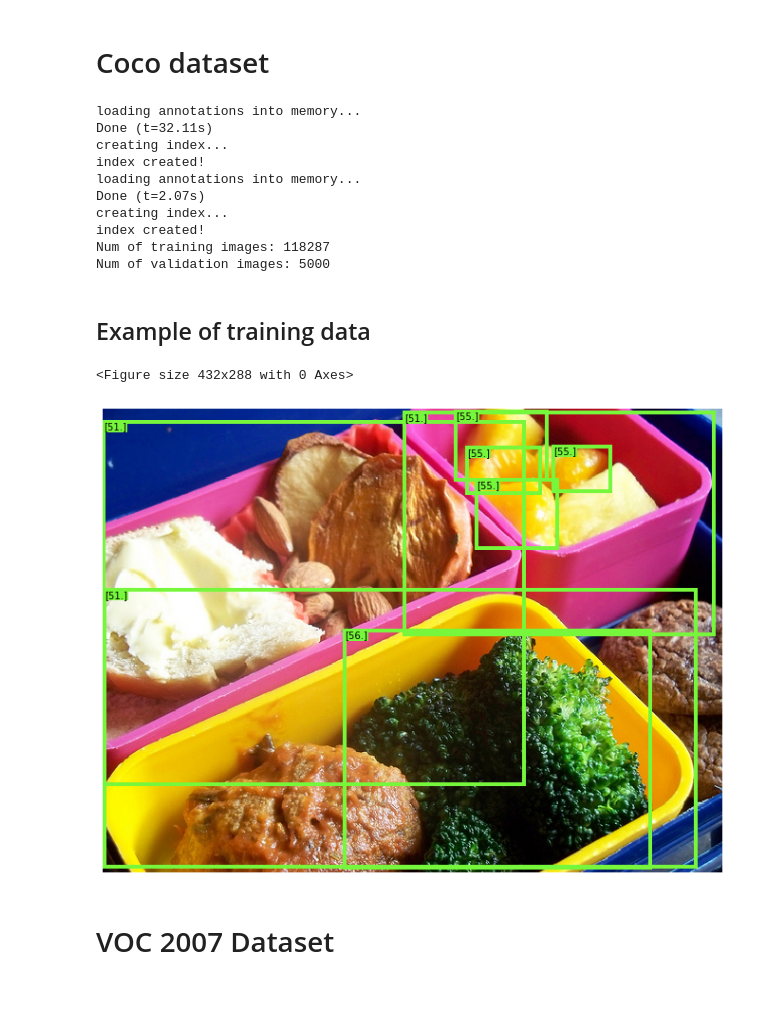
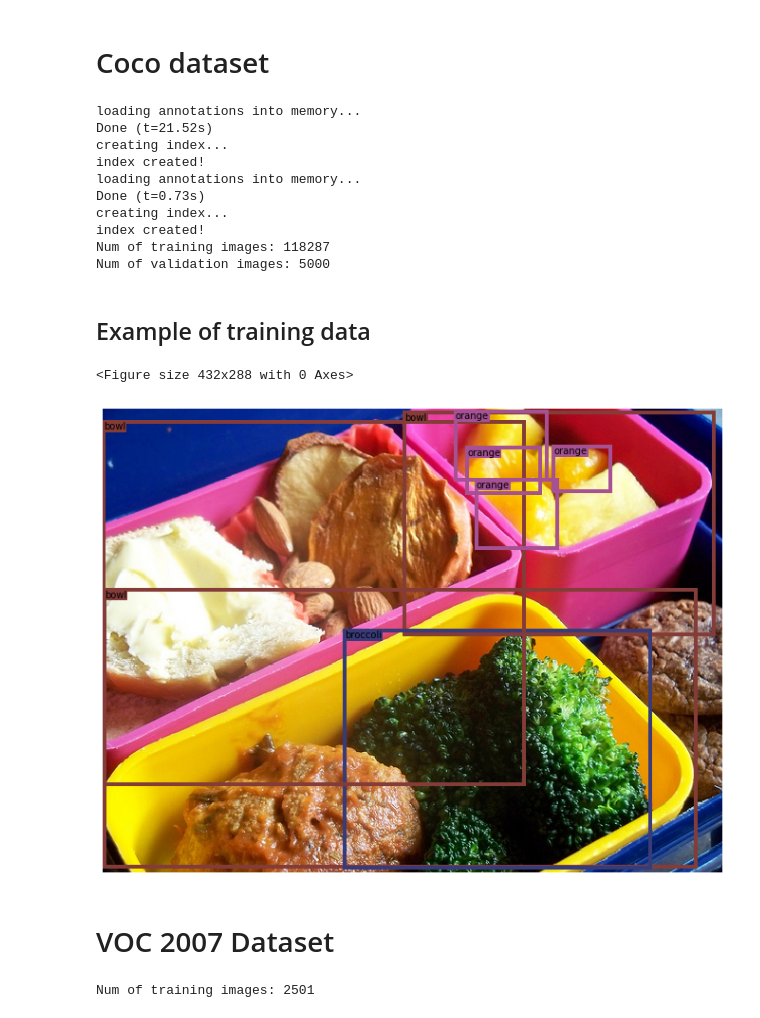
Before and after one commit to ayat-rashad/DeformableConNet, a Jupyter notebook: Baseline.ipynb, the cells around one changed output. Drawn from its saved outputs; the diff is of its cells as text; code cells hidden in the pictures.

Commit message:
dirty code for load and show dataset

```diff
--- a/Baseline.ipynb
+++ b/Baseline.ipynb
@@ -12,19 +12,22 @@ data_root = "/home/pml_09/data/"
 # %% [markdown]
 # Coco dataset
 # %%
-coco_train = datasets.CocoDetection(root = data_root+"coco/train2017",
-                                    annFile = data_root+"coco/annotations/instances_train2017.json")
-coco_val = datasets.CocoDetection(root = data_root+"coco/val2017",
-                                    annFile = data_root+"coco/annotations/instances_val2017.json")
+coco_train = datasets.CocoDetection(root = data_root+'coco/train2017',
+                                    annFile = data_root+'coco/annotations/instances_train2017.json')
+coco_val = datasets.CocoDetection(root = data_root+'coco/val2017',
+                                    annFile = data_root+'coco/annotations/instances_val2017.json')
 print('Num of training images:', len(coco_train))
 print('Num of validation images:', len(coco_val))
+
+with open(data_root+'coco/annotations/coco-labels-paper.txt', 'r') as f:
+    coco_labels = f.read().splitlines()
 # %% [output]
 loading annotations into memory...
-Done (t=32.11s)
+Done (t=21.52s)
 creating index...
 index created!
 loading annotations into memory...
-Done (t=2.07s)
+Done (t=0.73s)
 creating index...
 index created!
 Num of training images: 118287
@@ -34,28 +37,42 @@ Num of validation images: 5000
 # %%
 train_image, train_label = coco_train[0]
 
 train_bounding_boxes = np.zeros((len(train_label), len(train_label[0]['bbox'])))
 for i, item in enumerate(train_label):
     train_bounding_boxes[i] = train_label[i]['bbox']
 
 train_categories = np.zeros((len(train_label), 1))
 for i, item in enumerate(train_label):
     train_categories[i] = train_label[i]['category_id']
 
+# Get bounding box colors
+num_class = len(train_categories)
+colors = np.random.rand(num_class)
+cmap = plt.get_cmap('tab20b')
+bbox_colors = [cmap(i) for i in colors]
+color = {}
+
 img = np.array(train_image)
 plt.figure()
 fig, ax = plt.subplots(1, figsize=(12,9))
 ax.imshow(img)
 
 for box, cat in zip(train_bounding_boxes, train_categories):
-    bbox = patches.Rectangle((box[0],box[1]),box[2],box[3],linewidth=4,edgecolor='#77f73b',facecolor='none')
+    for el in bbox_colors:
+        if color.get(cat.item()) == None:
+            color[cat.item()] = bbox_colors[0]
+            bbox_colors.remove(bbox_colors[0])
+    c = color.get(cat.item())
+
+    bbox = patches.Rectangle((box[0],box[1]),box[2],box[3], linewidth=4, edgecolor=c, facecolor='none')
     ax.add_patch(bbox)
-    plt.text(box[0],box[1], s=cat, color='black', verticalalignment='top', bbox={'color': '#77f73b', 'pad': 0})
+    plt.text(box[0],box[1], s=coco_labels[int(cat.item())-1],
+             color='black', verticalalignment='top', bbox={'color': c, 'pad': 0})
 
 plt.axis('off')
 plt.show()
 # %% [output]
 <Figure size 432x288 with 0 Axes>
-[figure, old version]
+[figure, new version]
 # %% [markdown]
 # VOC 2007 Dataset
@@ -68,0 +79,5 @@ print('Num of validation images:', len(coco_val))
+# %%
+voc2007_train = datasets.VOCDetection(root = data_root, year='2007', image_set='train', download=False)
+print('Num of training images:', len(voc2007_train))
+# %% [output]
+Num of training images: 2501
```
Also changed, not shown: parts of 7 cells of this notebook.
